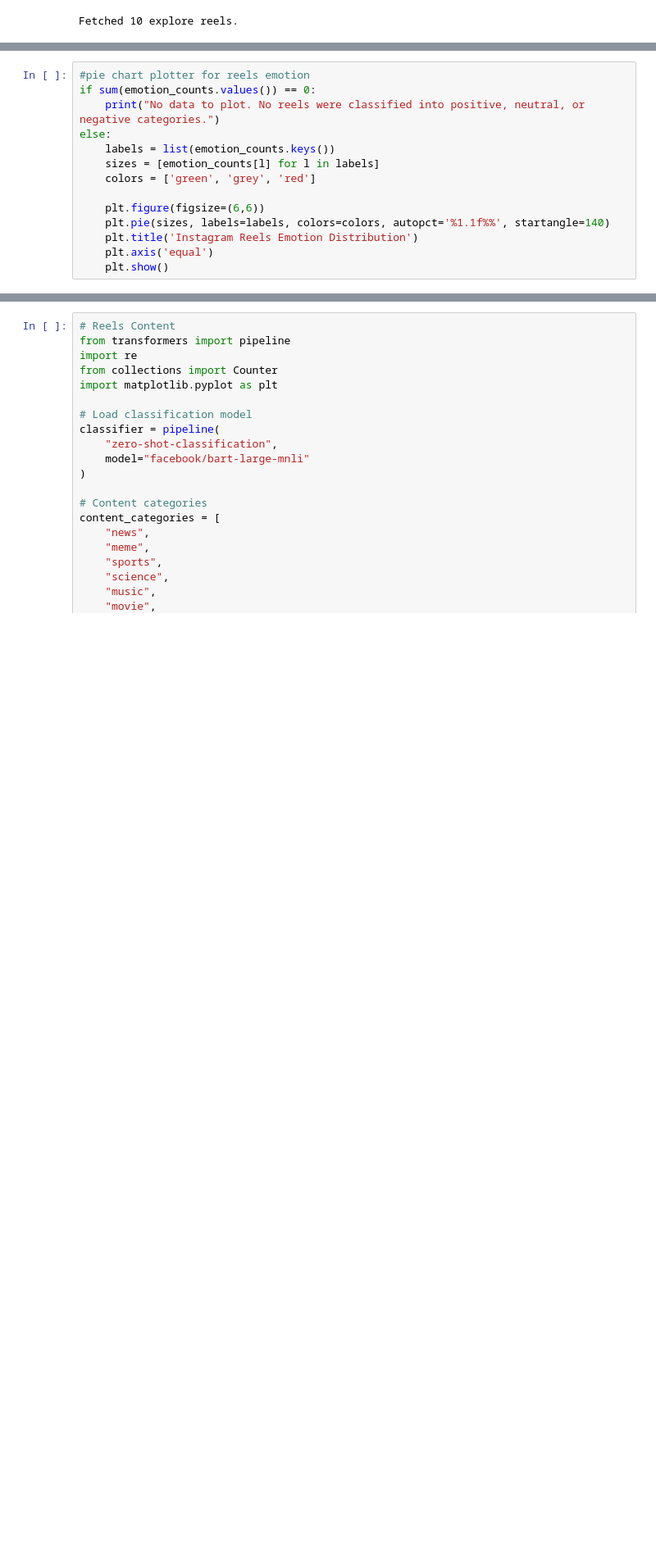
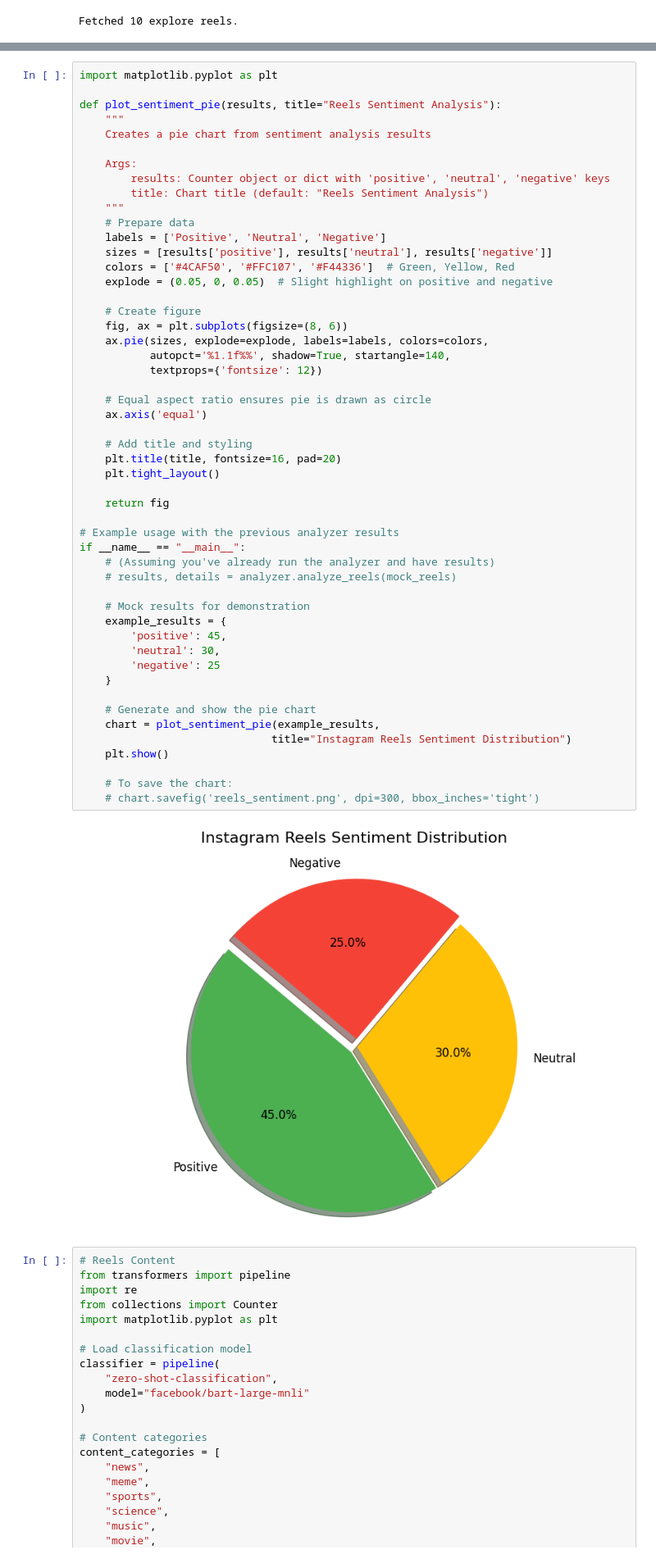
Before and after one commit to Agrannya-Singh/Doom_Scroller_Instagram, a Jupyter notebook: DoomScroller_Analizer.ipynb, the cells around one changed output, grey strips where cells are left out. Shown at 82% size. Saved outputs shown, nothing was run; the diff lists cells and outputs as text; blank space fills up the shorter version.

```diff
--- a/DoomScroller_Analizer.ipynb
+++ b/DoomScroller_Analizer.ipynb
@@ -529,14 +220,0 @@ You should probably TRAIN this model on a down-stream task to be able to use it
-# %%
-#pie chart plotter for reels emotion
-if sum(emotion_counts.values()) == 0:
-    print("No data to plot. No reels were classified into positive, neutral, or negative categories.")
-else:
-    labels = list(emotion_counts.keys())
-    sizes = [emotion_counts[l] for l in labels]
-    colors = ['green', 'grey', 'red']
-
-    plt.figure(figsize=(6,6))
-    plt.pie(sizes, labels=labels, colors=colors, autopct='%1.1f%%', startangle=140)
-    plt.title('Instagram Reels Emotion Distribution')
-    plt.axis('equal')
-    plt.show()
@@ -545,3 +639,56 @@ else:
+# %%
+import matplotlib.pyplot as plt
+
+def plot_sentiment_pie(results, title="Reels Sentiment Analysis"):
+    """
+    Creates a pie chart from sentiment analysis results
+
+    Args:
+        results: Counter object or dict with 'positive', 'neutral', 'negative' keys
+        title: Chart title (default: "Reels Sentiment Analysis")
+    """
+    # Prepare data
+    labels = ['Positive', 'Neutral', 'Negative']
+    sizes = [results['positive'], results['neutral'], results['negative']]
+    colors = ['#4CAF50', '#FFC107', '#F44336']  # Green, Yellow, Red
+    explode = (0.05, 0, 0.05)  # Slight highlight on positive and negative
+
+    # Create figure
+    fig, ax = plt.subplots(figsize=(8, 6))
+    ax.pie(sizes, explode=explode, labels=labels, colors=colors,
+           autopct='%1.1f%%', shadow=True, startangle=140,
+           textprops={'fontsize': 12})
+
+    # Equal aspect ratio ensures pie is drawn as circle
+    ax.axis('equal')
+
+    # Add title and styling
+    plt.title(title, fontsize=16, pad=20)
+    plt.tight_layout()
+
+    return fig
+
+# Example usage with the previous analyzer results
+if __name__ == "__main__":
+    # (Assuming you've already run the analyzer and have results)
+    # results, details = analyzer.analyze_reels(mock_reels)
+
+    # Mock results for demonstration
+    example_results = {
+        'positive': 45,
+        'neutral': 30,
+        'negative': 25
+    }
+
+    # Generate and show the pie chart
+    chart = plot_sentiment_pie(example_results,
+                              title="Instagram Reels Sentiment Distribution")
+    plt.show()
+
+    # To save the chart:
+    # chart.savefig('reels_sentiment.png', dpi=300, bbox_inches='tight')
+# %% [output]
+[figure, added]
 # %%
 # Reels Content
 from transformers import pipeline
```
Also changed, not shown: parts of 3 cells of this notebook.
